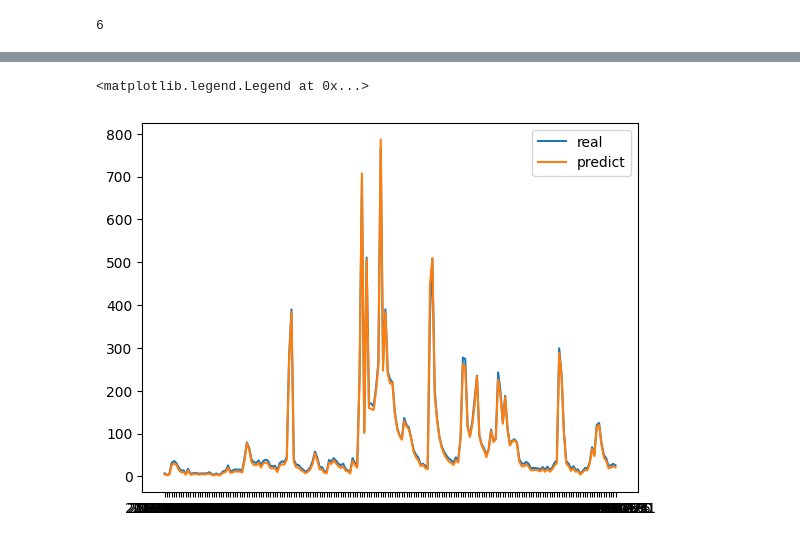
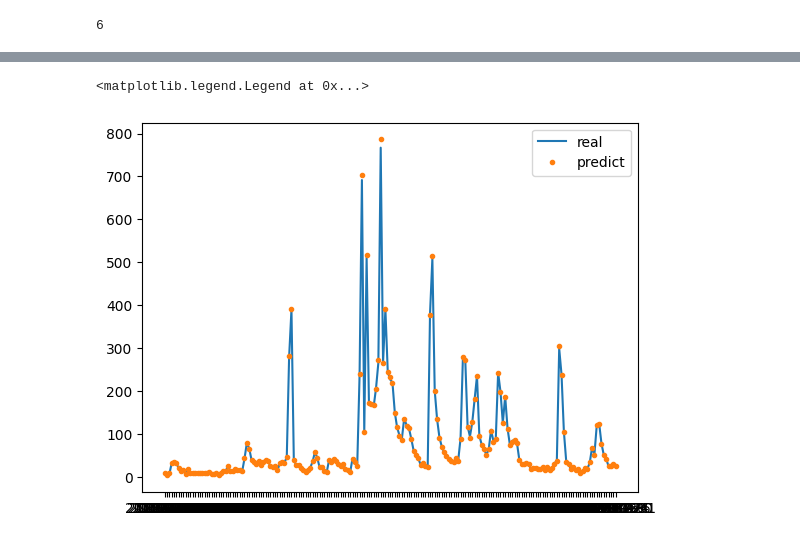
Before and after one commit to zinseo964/dam_flow, a Jupyter notebook: damwithday_deleteNaN.ipynb, the cells around one changed output, grey strips where cells are left out. Saved outputs shown, nothing was run; the diff lists cells and outputs as text; code cells hidden in the pictures.

```diff
--- a/damwithday_deleteNaN.ipynb
+++ b/damwithday_deleteNaN.ipynb
@@ -349,11 +356,11 @@ test_results
 193 rows × 2 columns
 # %%
 plt.plot(test_results['Actuals'][:])
-plt.plot(test_results['Test Predictions'][:])
+plt.plot(test_results['Test Predictions'][:],'.')
 plt.legend(['real', 'predict'])
 # %% [output]
 <matplotlib.legend.Legend at 0x...>
-[figure, old version]
+[figure, new version]
 # %%
 from sklearn.metrics import r2_score
 from sklearn.metrics import mean_squared_error
```
Also changed, not shown: parts of 10 cells of this notebook.
